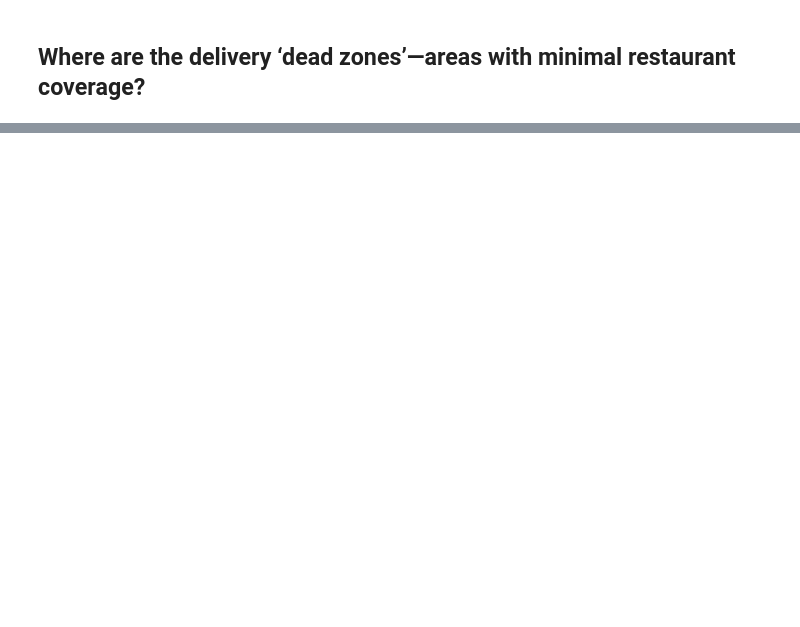
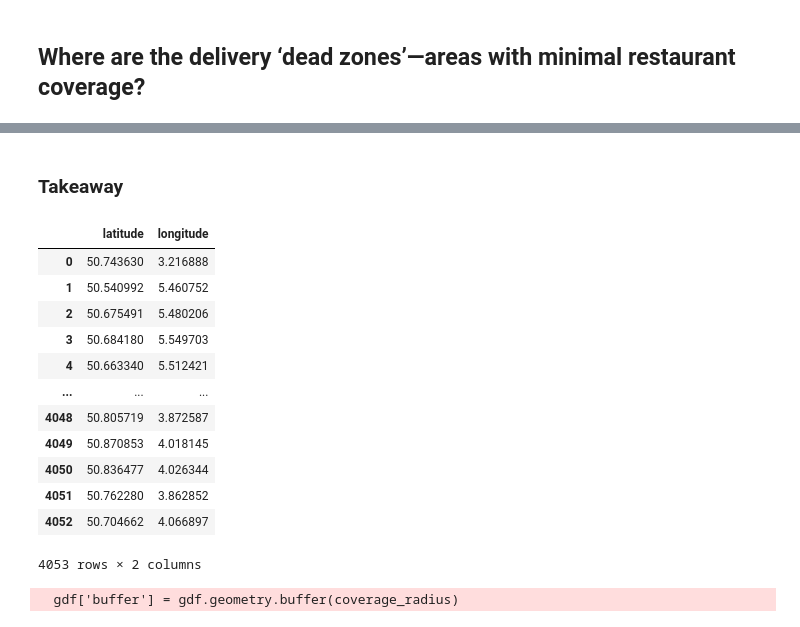
Before and after one commit to NicolaasDC/delivery_market_analysis_with_SQL, a Jupyter notebook: analysis.ipynb, the cells around one changed output, grey strips where cells are left out. Drawn from its saved outputs; the diff is of its cells as text; code cells hidden in the pictures; blank space fills up the shorter version.

```diff
--- a/analysis.ipynb
+++ b/analysis.ipynb
@@ -112,0 +172,29 @@ data_ubereats = query_db(query3, ubereats_db)
+# %% [markdown]
+### Takeaway
+# %%
+query = """
+    SELECT latitude, longitude
+    FROM restaurants
+    WHERE latitude > 0;
+"""
+
+data_takeaway = query_db(query, takeaway_db)
+data_takeaway.astype(float)
+# %% [output]
+|  | latitude | longitude |
+| 0 | 50.743630 | 3.216888 |
+| 1 | 50.540992 | 5.460752 |
+| 2 | 50.675491 | 5.480206 |
+| 3 | 50.684180 | 5.549703 |
+| 4 | 50.663340 | 5.512421 |
+| ... | ... | ... |
+| 4048 | 50.805719 | 3.872587 |
+| 4049 | 50.870853 | 4.018145 |
+| 4050 | 50.836477 | 4.026344 |
+| 4051 | 50.762280 | 3.862852 |
+| 4052 | 50.704662 | 4.066897 |
+4053 rows × 2 columns
+# %%
+restos_to_density_map(data_takeaway, "combined_takeaway_restos_population_density_map")
+# %% [output]
+  gdf['buffer'] = gdf.geometry.buffer(coverage_radius)
```
Also changed, not shown: parts of 22 cells of this notebook.
